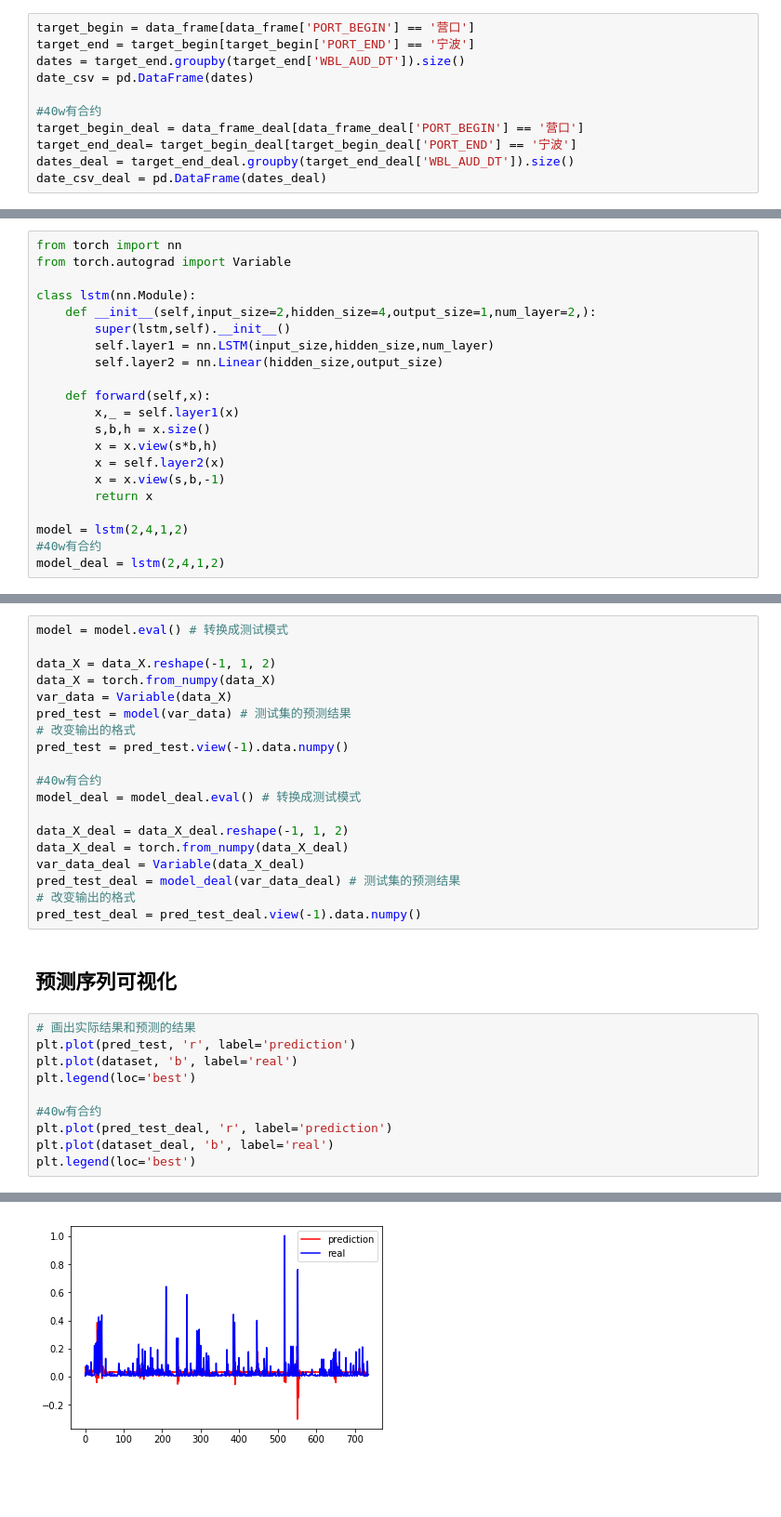
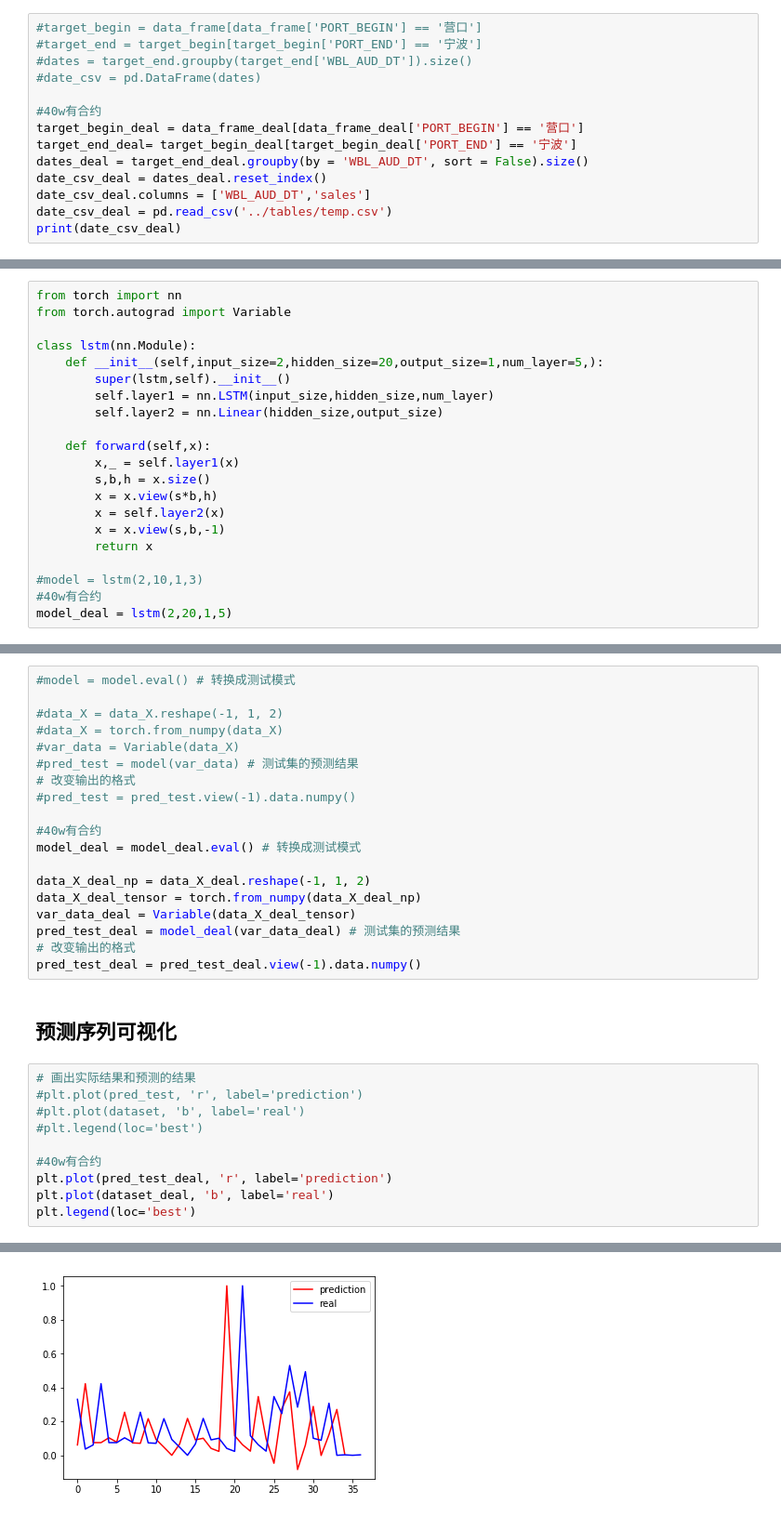
Before and after one commit to LouieBHLu/IPP, a Jupyter notebook: sources/lstm_20w.ipynb, the cells around one changed output, grey strips where cells are left out. Shown at 93% size. Drawn from its saved outputs; the diff is of its cells as text; blank space fills up the shorter version.

```diff
--- a/sources/lstm_20w.ipynb
+++ b/sources/lstm_20w.ipynb
@@ -13,13 +13,16 @@ data_frame_deal = pd.read_csv('../tables/40w_with_harbor_pair.csv')
 ## 创建单个港口每日销量表
 选择出现最多的营口-宁波航线
 # %%
-target_begin = data_frame[data_frame['PORT_BEGIN'] == '营口']
-target_end = target_begin[target_begin['PORT_END'] == '宁波']
-dates = target_end.groupby(target_end['WBL_AUD_DT']).size()
-date_csv = pd.DataFrame(dates)
+#target_begin = data_frame[data_frame['PORT_BEGIN'] == '营口']
+#target_end = target_begin[target_begin['PORT_END'] == '宁波']
+#dates = target_end.groupby(target_end['WBL_AUD_DT']).size()
+#date_csv = pd.DataFrame(dates)
 
 #40w有合约
 target_begin_deal = data_frame_deal[data_frame_deal['PORT_BEGIN'] == '营口']
 target_end_deal= target_begin_deal[target_begin_deal['PORT_END'] == '宁波']
-dates_deal = target_end_deal.groupby(target_end_deal['WBL_AUD_DT']).size()
-date_csv_deal = pd.DataFrame(dates_deal)
+dates_deal = target_end_deal.groupby(by = 'WBL_AUD_DT', sort = False).size()
+date_csv_deal = dates_deal.reset_index()
+date_csv_deal.columns = ['WBL_AUD_DT','sales']
+date_csv_deal = pd.read_csv('../tables/temp.csv')
+print(date_csv_deal)
@@ -106,7 +132,7 @@ from torch import nn
 from torch.autograd import Variable
 
 class lstm(nn.Module):
-    def __init__(self,input_size=2,hidden_size=4,output_size=1,num_layer=2,):
+    def __init__(self,input_size=2,hidden_size=20,output_size=1,num_layer=5,):
         super(lstm,self).__init__()
         self.layer1 = nn.LSTM(input_size,hidden_size,num_layer)
         self.layer2 = nn.Linear(hidden_size,output_size)
@@ -119,9 +145,9 @@ class lstm(nn.Module):
         x = x.view(s,b,-1)
         return x
 
-model = lstm(2,4,1,2)
+#model = lstm(2,10,1,3)
 #40w有合约
-model_deal = lstm(2,4,1,2)
+model_deal = lstm(2,20,1,5)
 # %% [markdown]
 ## 建立损失函数和优化器
 设置交叉熵损失函数和自适应梯度下降算法
@@ -169,21 +203,21 @@ KeyboardInterrupt:
 # %% [markdown]
 ## 模型预测
 # %%
-model = model.eval() # 转换成测试模式
+#model = model.eval() # 转换成测试模式
 
-data_X = data_X.reshape(-1, 1, 2)
-data_X = torch.from_numpy(data_X)
-var_data = Variable(data_X)
-pred_test = model(var_data) # 测试集的预测结果
+#data_X = data_X.reshape(-1, 1, 2)
+#data_X = torch.from_numpy(data_X)
+#var_data = Variable(data_X)
+#pred_test = model(var_data) # 测试集的预测结果
 # 改变输出的格式
-pred_test = pred_test.view(-1).data.numpy()
+#pred_test = pred_test.view(-1).data.numpy()
 
 #40w有合约
 model_deal = model_deal.eval() # 转换成测试模式
 
-data_X_deal = data_X_deal.reshape(-1, 1, 2)
-data_X_deal = torch.from_numpy(data_X_deal)
-var_data_deal = Variable(data_X_deal)
+data_X_deal_np = data_X_deal.reshape(-1, 1, 2)
+data_X_deal_tensor = torch.from_numpy(data_X_deal_np)
+var_data_deal = Variable(data_X_deal_tensor)
 pred_test_deal = model_deal(var_data_deal) # 测试集的预测结果
 # 改变输出的格式
 pred_test_deal = pred_test_deal.view(-1).data.numpy()
@@ -191,14 +225,14 @@ pred_test_deal = pred_test_deal.view(-1).data.numpy()
 ## 预测序列可视化
 # %%
 # 画出实际结果和预测的结果
-plt.plot(pred_test, 'r', label='prediction')
-plt.plot(dataset, 'b', label='real')
-plt.legend(loc='best')
+#plt.plot(pred_test, 'r', label='prediction')
+#plt.plot(dataset, 'b', label='real')
+#plt.legend(loc='best')
 
 #40w有合约
 plt.plot(pred_test_deal, 'r', label='prediction')
 plt.plot(dataset_deal, 'b', label='real')
 plt.legend(loc='best')
 # %% [output]
 <matplotlib.legend.Legend at 0x...>
-[figure, old version]
+[figure, new version]
```
Also changed, not shown: parts of 8 cells of this notebook, 4 other files.
